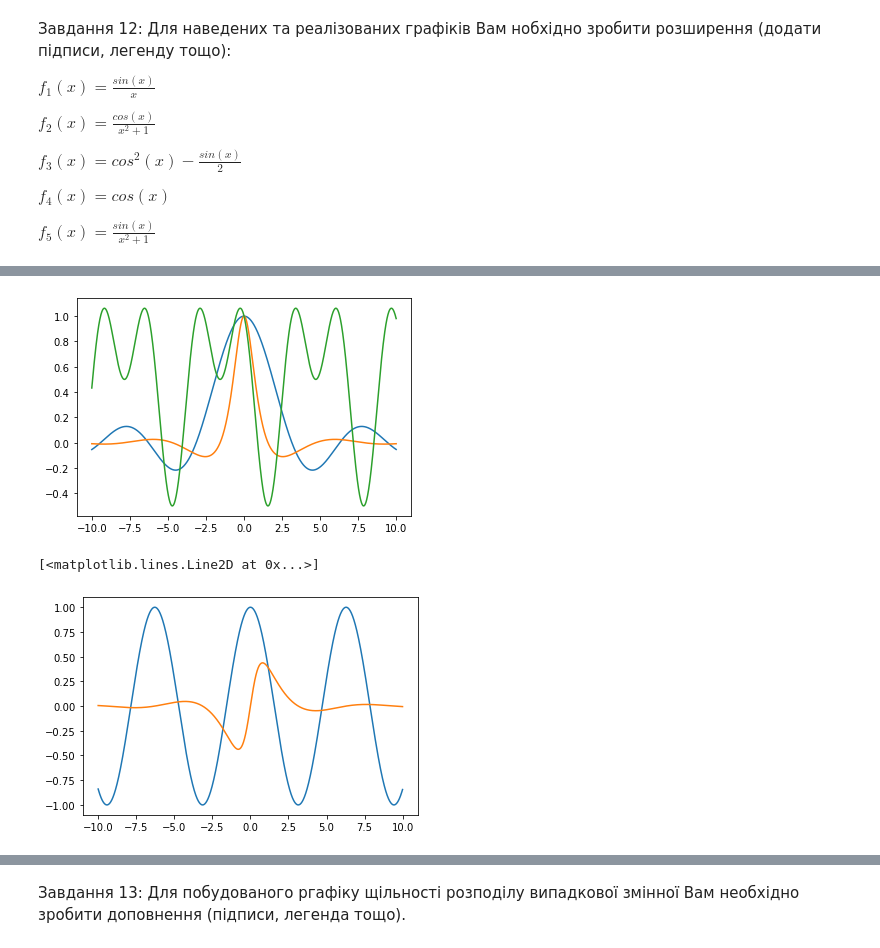
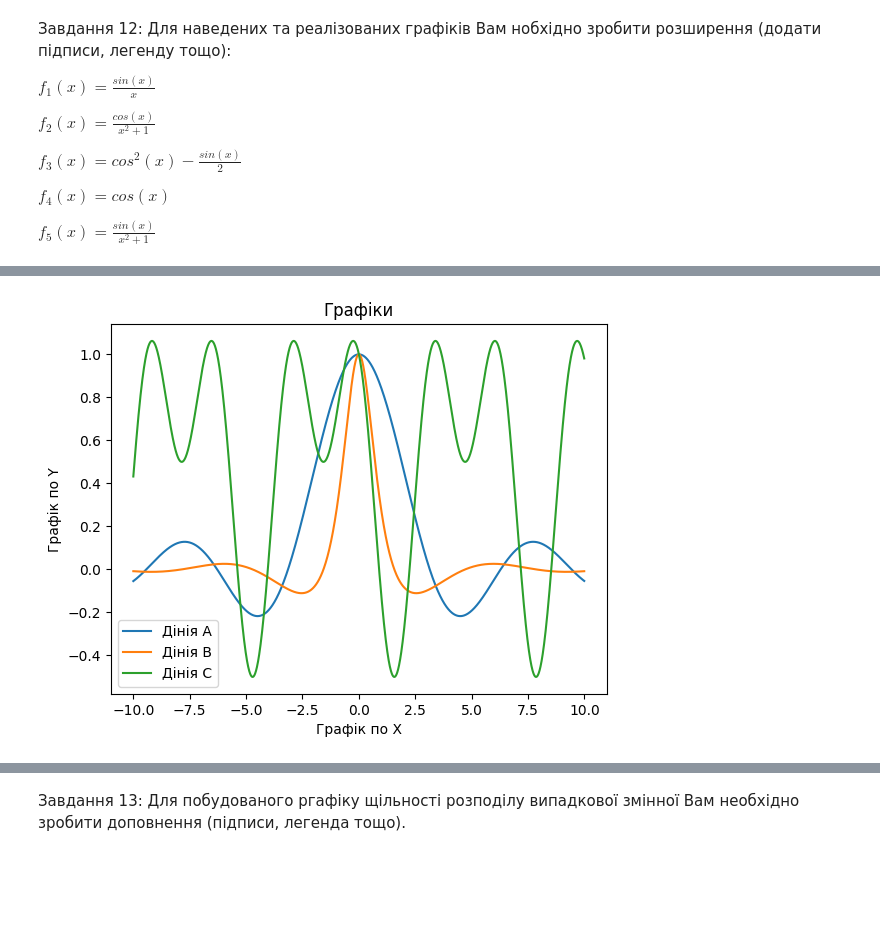
Before and after one commit to Prosik2205/OSHI, a Jupyter notebook: task1_basic_ML&DS_oleksander_prosimyak.ipynb, the cells around one changed output, grey strips where cells are left out. Saved outputs shown, nothing was run; the diff lists cells and outputs as text; code cells hidden in the pictures; blank space fills up the shorter version.

```diff
--- a/task1_basic_ML&DS_oleksander_prosimyak.ipynb
+++ b/task1_basic_ML&DS_oleksander_prosimyak.ipynb
@@ -282,10 +287,14 @@ y1 = np.sin(x) / x
 y2 = np.cos(x) / (1. + x ** 2)
 y3 = np.cos(x) * np.cos(x) - np.sin(x) / 2.
 # %%
-plt.plot(x, y1)
-plt.plot(x, y2)
-plt.plot(x, y3)
+plt.xlabel('Графік по Х')
+plt.ylabel('Графік по Y')
+plt.plot(x, y1, label='Дінія A')
+plt.plot(x, y2, label='Дінія B')
+plt.plot(x, y3, label='Дінія C')
+plt.title('Графіки')
+plt.legend()
 plt.show()
 # %% [output]
-[figure, old version]
+[figure, new version]
 # %%
@@ -295,9 +305,3 @@ x = np.arange(-10, 10, 0.01)
 
 y4 = np.cos(x)
 y5 = np.sin(x) / (1. + x ** 2)
-# %%
-plt.plot(x,y4)
-plt.plot(x,y5)
-# %% [output]
-[<matplotlib.lines.Line2D at 0x...>]
-[figure, removed]
```
Also changed, not shown: parts of 4 cells of this notebook.
